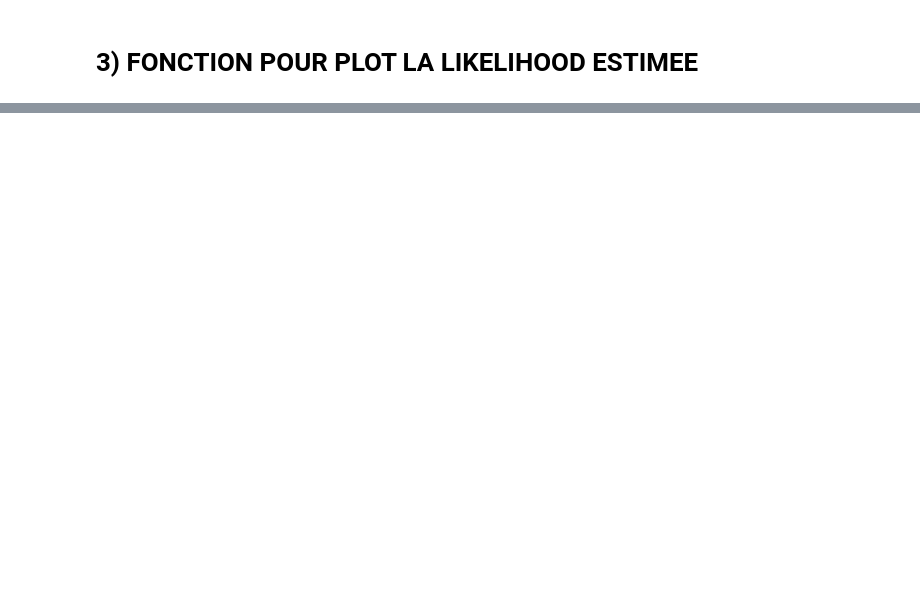
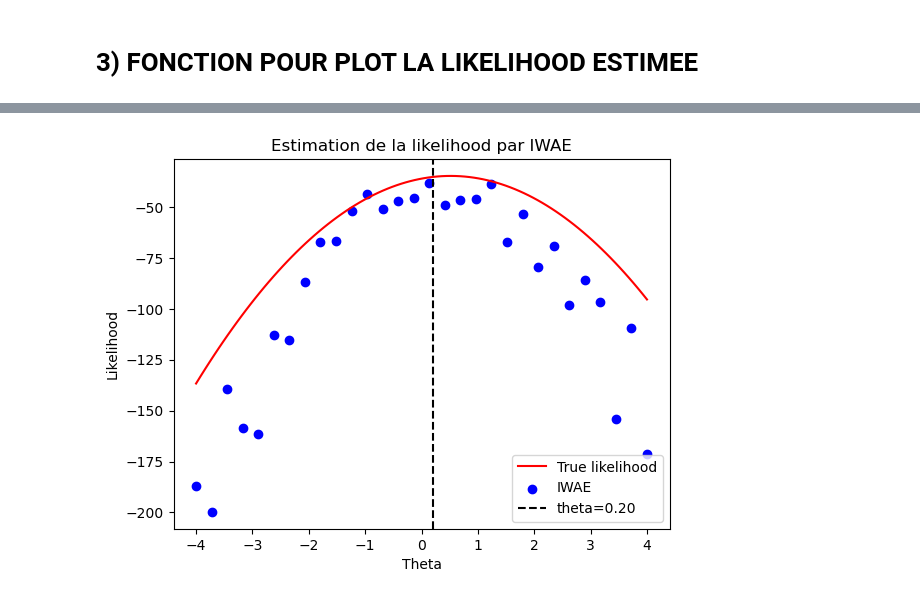
Before and after one commit to JulienPeignon/Monte_Carlo_Simulations, a Jupyter notebook: IWAE.ipynb, the cells around one changed output, grey strips where cells are left out. Saved outputs shown, nothing was run; the diff lists cells and outputs as text; code cells hidden in the pictures; blank space fills up the shorter version.

```diff
--- a/IWAE.ipynb
+++ b/IWAE.ipynb
@@ -89,0 +82,22 @@ plt.scatter(x,y)
+# %%
+def calcul_likelihood(x,theta):
+  cste = (2*np.pi)**(-len(x)/2)*1/(np.sqrt(np.linalg.det(2*np.identity(20))))
+  somme = 0
+  for i in range(len(x)):
+    somme += (x[i] - theta)**2
+  return cste*np.exp(-somme/4)
+# %%
+x = np.random.multivariate_normal(np.zeros(20)+theta, 2*np.identity(20))
+theta_range = np.linspace(-4, 4, 100)
+likelihood_values = [np.log(calcul_likelihood(x, theta)) for theta in theta_range]
+
+plt.plot(theta_range, likelihood_values, color='r', label='True likelihood')
+plt.scatter(x_iwae,y_iwae, color='b', label='IWAE')
+plt.axvline(x=theta, color='black', linestyle='--', label='theta='+ str('{:.2f}'.format(theta)))
+plt.xlabel('Theta')
+plt.ylabel('Likelihood')
+plt.title('Estimation de la likelihood par IWAE')
+plt.legend(loc='best')
+plt.show()
+# %% [output]
+[figure, added]
```
Also changed, not shown: parts of 3 cells of this notebook.
